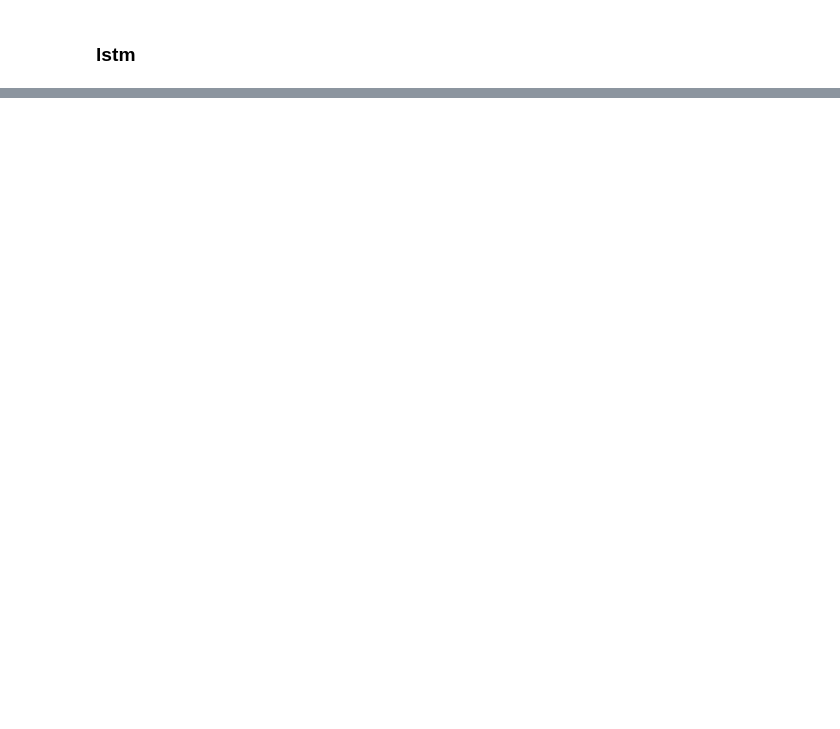
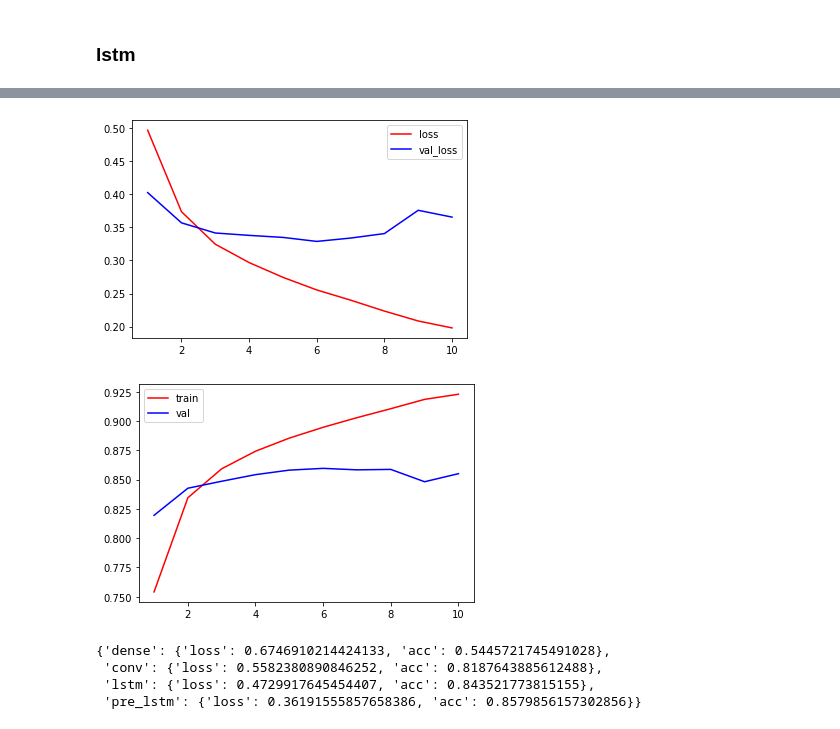
Before and after one commit to DevHDL/AIFFEL, a Jupyter notebook: Project/Exploration-05/Exploration05.ipynb, the cells around one changed output, grey strips where cells are left out. Cells and saved outputs as stored; diff of their text form; code cells hidden in the pictures; blank space fills up the shorter version.

```diff
--- a/Project/Exploration-05/Exploration05.ipynb
+++ b/Project/Exploration-05/Exploration05.ipynb
@@ -608,0 +826,4 @@ plt.show()
+# %%
+for i in range(4,voca_size):
+    if index_to_word[i] in ko_vector:
+        embedding_matrix[i] = ko_vector[index_to_word[i]]
@@ -608,0 +836,16 @@ plt.show()
+# %%
+def get_lstm_model(input_shape, voca_size, word_vector_dim):
+    inputs = keras.Input(shape=input_shape)
+    x = keras.layers.Embedding(
+            voca_size, word_vector_dim, embeddings_initializer=Constant(embedding_matrix), trainable=True
+        )(inputs)
+    x = keras.layers.LSTM(100)(x)
+    x = keras.layers.Dropout(0.3)(x)
+    x = keras.layers.Dense(10, activation='relu')(x)
+    outputs = keras.layers.Dense(1, activation='sigmoid')(x)
+
+    return keras.Model(inputs,outputs)
+# %%
+print(voca_size, word_vector_dim)
+lstm_model = get_lstm_model(input_shape, voca_size, word_vector_dim)
+lstm_model.summary()
@@ -608,0 +870,15 @@ plt.show()
+# %%
+lstm_model.compile(
+    optimizer = 'adam',
+    loss='binary_crossentropy',
+    metrics=['accuracy']
+)
+
+epochs = 10
+
+history_lstm = lstm_model.fit(
+    train_x, train_y,
+    validation_data=(val_x, val_y),
+    epochs = epochs,
+    batch_size=512
+)
@@ -608,0 +917,20 @@ plt.show()
+# %%
+plt.plot(range(1,epochs+1), history_lstm.history['loss'], 'r', label='loss')
+plt.plot(range(1,epochs+1), history_lstm.history['val_loss'], 'b', label='val_loss')
+plt.legend()
+plt.show()
+
+plt.plot(range(1,epochs+1), history_lstm.history['accuracy'], 'r', label='train')
+plt.plot(range(1,epochs+1), history_lstm.history['val_accuracy'], 'b', label='val')
+plt.legend()
+plt.show()
+# %% [output]
+[figure, added]
+[figure, added]
+# %%
+results
+# %% [output]
+{'dense': {'loss': 0.6746910214424133, 'acc': 0.5445721745491028},
+ 'conv': {'loss': 0.5582380890846252, 'acc': 0.8187643885612488},
+ 'lstm': {'loss': 0.4729917645454407, 'acc': 0.843521773815155},
+ 'pre_lstm': {'loss': 0.36191555857658386, 'acc': 0.8579856157302856}}
```
Also changed, not shown: parts of 48 cells of this notebook.
